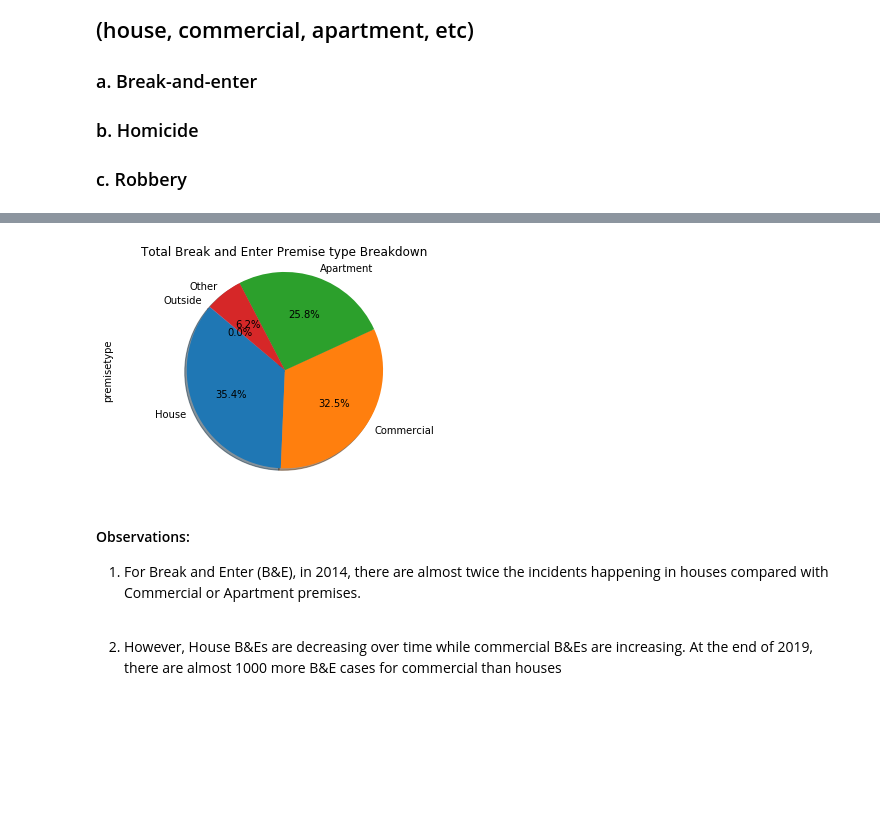
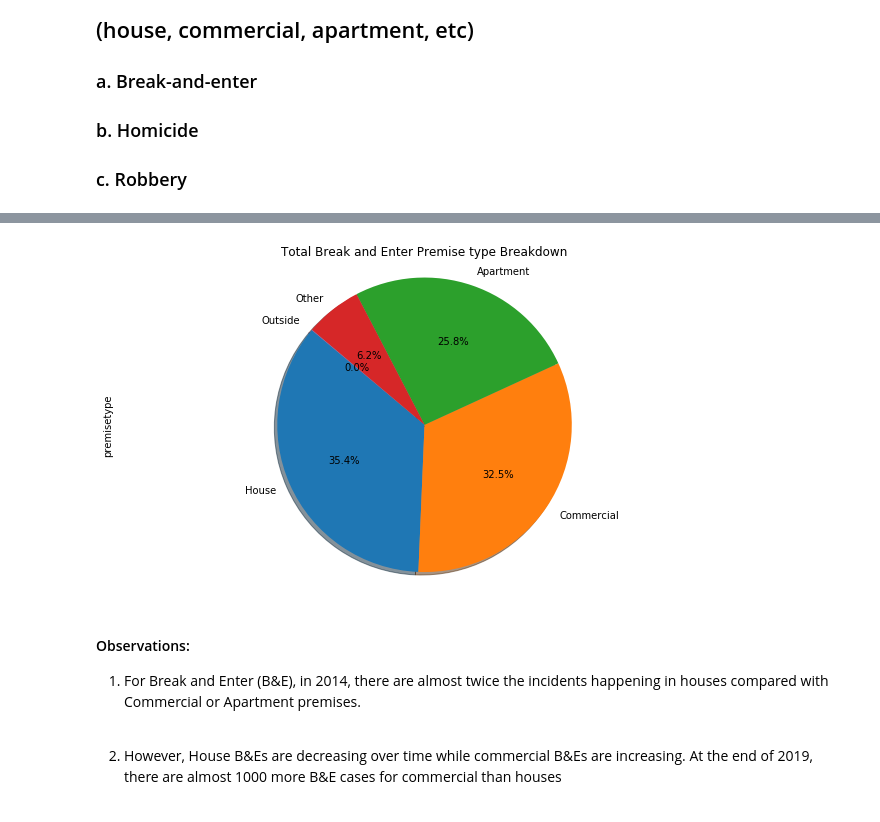
Before and after one commit to neha-nayeem/Project-01, a Jupyter notebook: Project 1 Consolidated.ipynb, the cells around one changed output, grey strips where cells are left out. Drawn from its saved outputs; the diff is of its cells as text; code cells hidden in the pictures; blank space fills up the shorter version.

```diff
--- a/Project 1 Consolidated.ipynb
+++ b/Project 1 Consolidated.ipynb
@@ -818,13 +831,14 @@ plt.show()
 # %%
 # Total Break Down (over 6 years)
 x=B_table["premisetype"].value_counts()
+plt.figure(figsize=(11,6))
 pie_chart=x.plot(kind='pie',autopct='%1.1f%%',shadow=True, startangle=140, title="Total Break and Enter Premise type Breakdown",legend=False)
 pie_chart.axis("equal")
 
 plt.savefig("Image-Output/breakenter_premise_pie.png")
 plt.show()
 # %% [output]
-[figure, old version]
+[figure, new version]
 # %% [markdown]
 #### Observations:
 1. For Break and Enter (B&E), in 2014, there are almost twice the incidents happening in houses compared with Commercial or Apartment premises.
```
Also changed, not shown: parts of 12 cells of this notebook, 11 other files.
